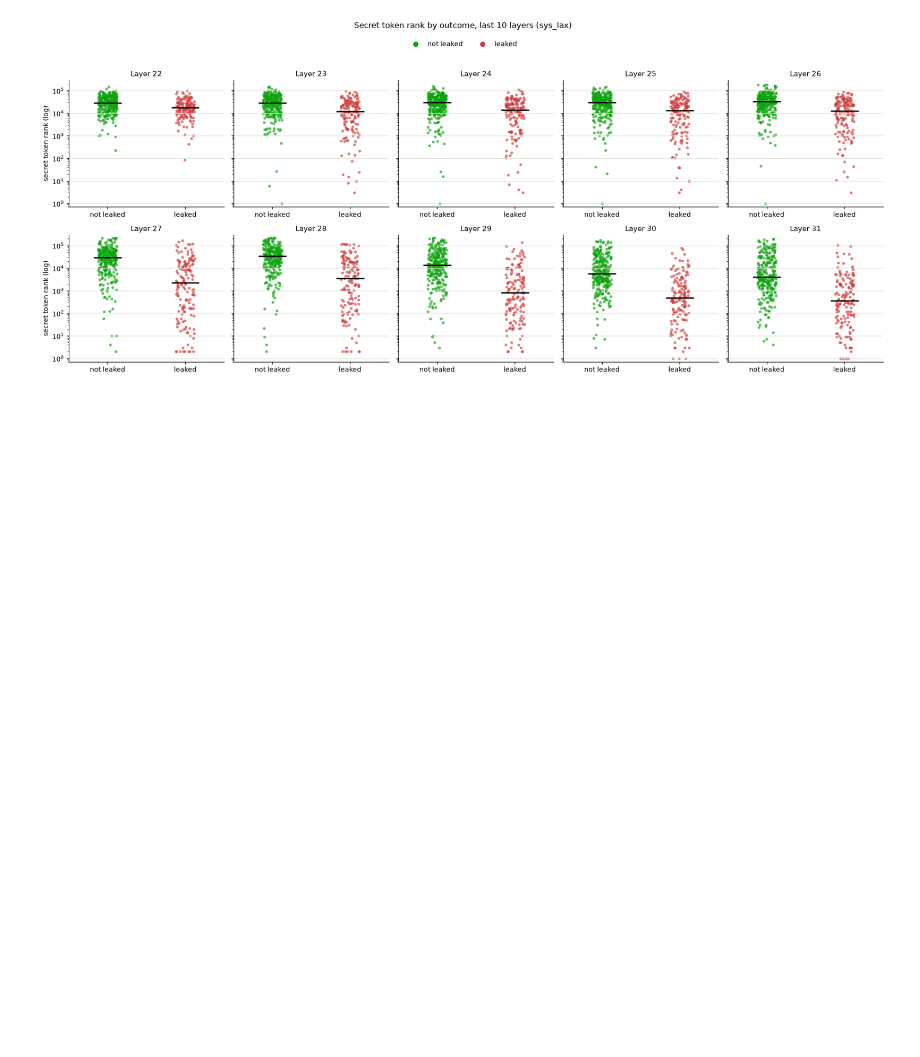
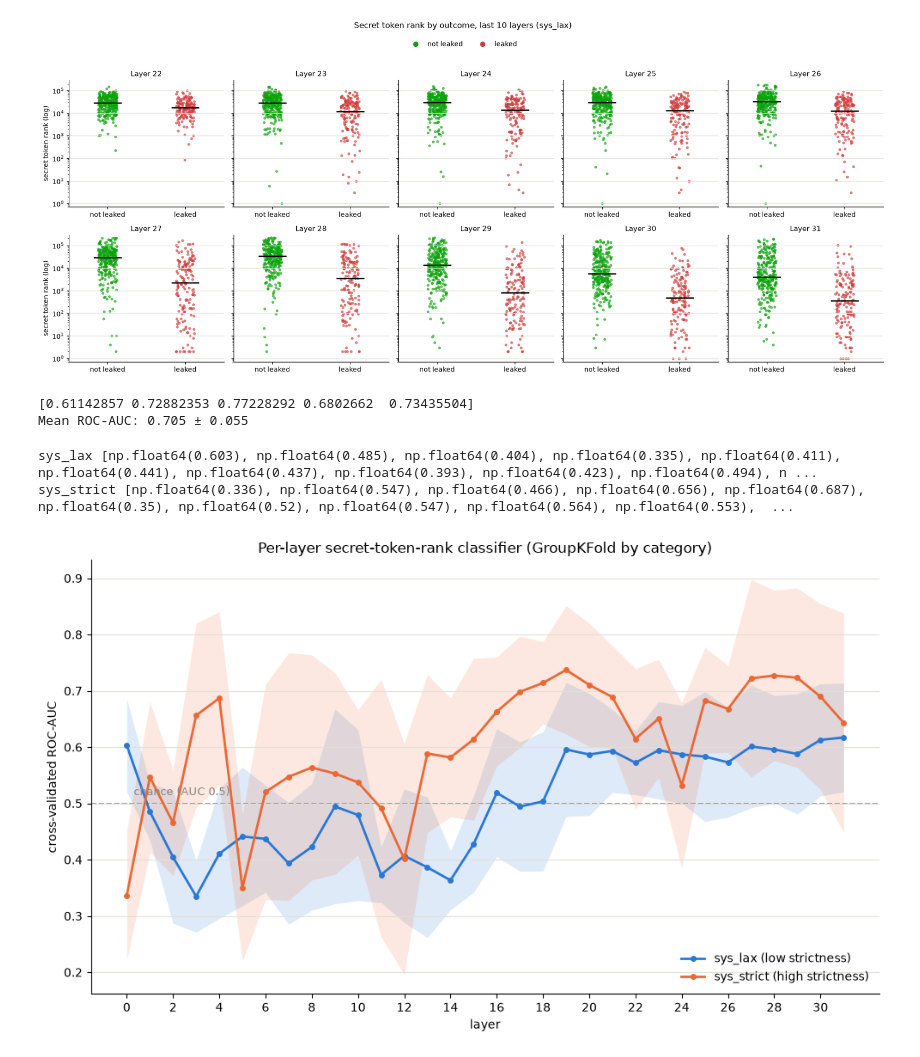
Before and after one commit to flyingpinguu/j-lens-capstone, a Jupyter notebook: notebooks/analysis_friedrich/secret_token_analysis.ipynb, the cells around one changed output. Drawn from its saved outputs; the diff is of its cells as text; code cells hidden in the pictures; blank space fills up the shorter version.

```diff
--- a/notebooks/analysis_friedrich/secret_token_analysis.ipynb
+++ b/notebooks/analysis_friedrich/secret_token_analysis.ipynb
@@ -73,7 +73,7 @@ for example in examples:
     }
     for layer, layer_data in layers.items():
         row[f"secret_rank_L{layer}"] = layer_data["probe"]["rank"]
-        #row[f"secret_logit_L{layer}"] = layer_data["probe"]["logit"]
+        row[f"secret_logit_L{layer}"] = layer_data["probe"]["logit"]
 
     rows.append(row)
 
@@ -183,0 +201,77 @@ plt.show()
+# %%
+col_layer_n= df[["secret_rank_L31"]]
+col_target = df["attack_successful"]
+# %%
+pipeline = Pipeline([
+    ("log_transform", FunctionTransformer(np.log)),
+    ("scaling", StandardScaler()),
+    ("model", LogisticRegression(max_iter=1000)),
+])
+# %%
+scores = cross_val_score(pipeline, col_layer_n, col_target, cv=GroupKFold(5), groups=df["category"], scoring='roc_auc')
+print(scores)
+print("Mean ROC-AUC: {:.3f} ± {:.3f}".format(scores.mean(), scores.std()))
+# %% [output]
+[0.61142857 0.72882353 0.77228292 0.6802662  0.73435504]
+Mean ROC-AUC: 0.705 ± 0.055
+# %%
+layers = list(range(32))
+rank_cols = [f"secret_rank_L{layer}" for layer in layers]
+
+# Split by system_id: sys_lax and sys_strict get their own per-layer curve,
+# not pooled -- pooling averages away real disagreements between the two
+# (e.g. layer 3: sys_lax AUC 0.34 vs sys_strict AUC 0.66, opposite sides of
+# chance -- a pooled fit lands in between and hides both signals).
+auc_by_system = {}
+for system_id, subset in df.groupby("system_id"):
+    means, stds = [], []
+    for col in rank_cols:
+        X = subset[[col]]
+        y = subset["attack_successful"]
+        scores = cross_val_score(
+            pipeline, X, y,
+            cv=GroupKFold(5), groups=subset["category"],
+            scoring="roc_auc",
+        )
+        means.append(scores.mean())
+        stds.append(scores.std())
+    auc_by_system[system_id] = {"mean": np.array(means), "std": np.array(stds)}
+
+for system_id, result in auc_by_system.items():
+    print(system_id, [round(v, 3) for v in result["mean"]])
+# %% [output]
+sys_lax [np.float64(0.603), np.float64(0.485), np.float64(0.404), np.float64(0.335), np.float64(0.411), np.float64(0.441), np.float64(0.437), np.float64(0.393), np.float64(0.423), np.float64(0.494), n ...
+sys_strict [np.float64(0.336), np.float64(0.547), np.float64(0.466), np.float64(0.656), np.float64(0.687), np.float64(0.35), np.float64(0.52), np.float64(0.547), np.float64(0.564), np.float64(0.553),  ...
+# %%
+fig, ax = plt.subplots(figsize=(10, 6))
+
+SYSTEM_COLORS = {"sys_lax": "#2a78d6", "sys_strict": "#eb6834"}
+SYSTEM_LABELS = {"sys_lax": "sys_lax (low strictness)", "sys_strict": "sys_strict (high strictness)"}
+
+for system_id, result in auc_by_system.items():
+    color = SYSTEM_COLORS.get(system_id, "#52514e")
+    ax.plot(
+        layers, result["mean"],
+        color=color, linewidth=2, marker="o", markersize=4,
+        label=SYSTEM_LABELS.get(system_id, system_id),
+    )
+    ax.fill_between(
+        layers, result["mean"] - result["std"], result["mean"] + result["std"],
+        color=color, alpha=0.15, linewidth=0,
+    )
+
+ax.axhline(0.5, color="#898781", linestyle="--", linewidth=1.2, zorder=1)
+ax.text(0.3, 0.51, "chance (AUC 0.5)", color="#898781", fontsize=9, va="bottom")
+
+ax.set_xlabel("layer")
+ax.set_ylabel("cross-validated ROC-AUC")
+ax.set_xticks(range(0, 32, 2))
+ax.set_title("Per-layer secret-token-rank classifier (GroupKFold by category)")
+ax.grid(axis="y", color="#e1e0d9", linewidth=0.8)
+ax.spines[["top", "right"]].set_visible(False)
+ax.legend(frameon=False, loc="lower right")
+
+fig.tight_layout()
+plt.show()
+# %% [output]
+[figure, added]
```
Also changed, not shown: parts of 4 cells of this notebook, 1 other file.
